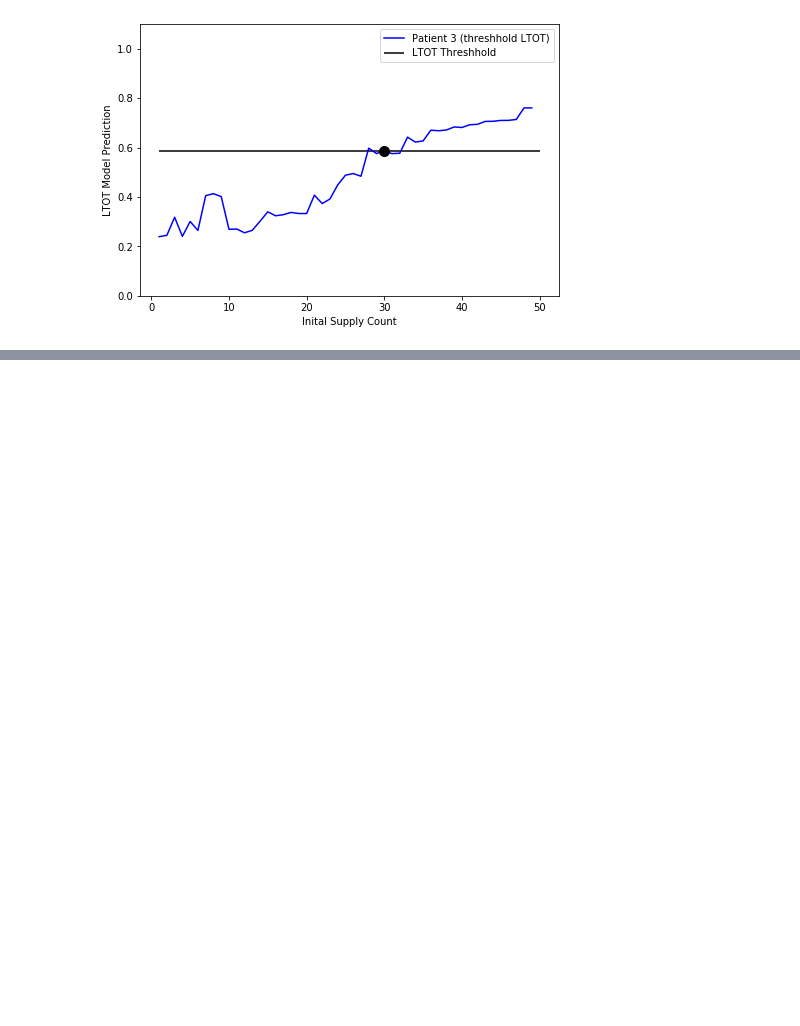
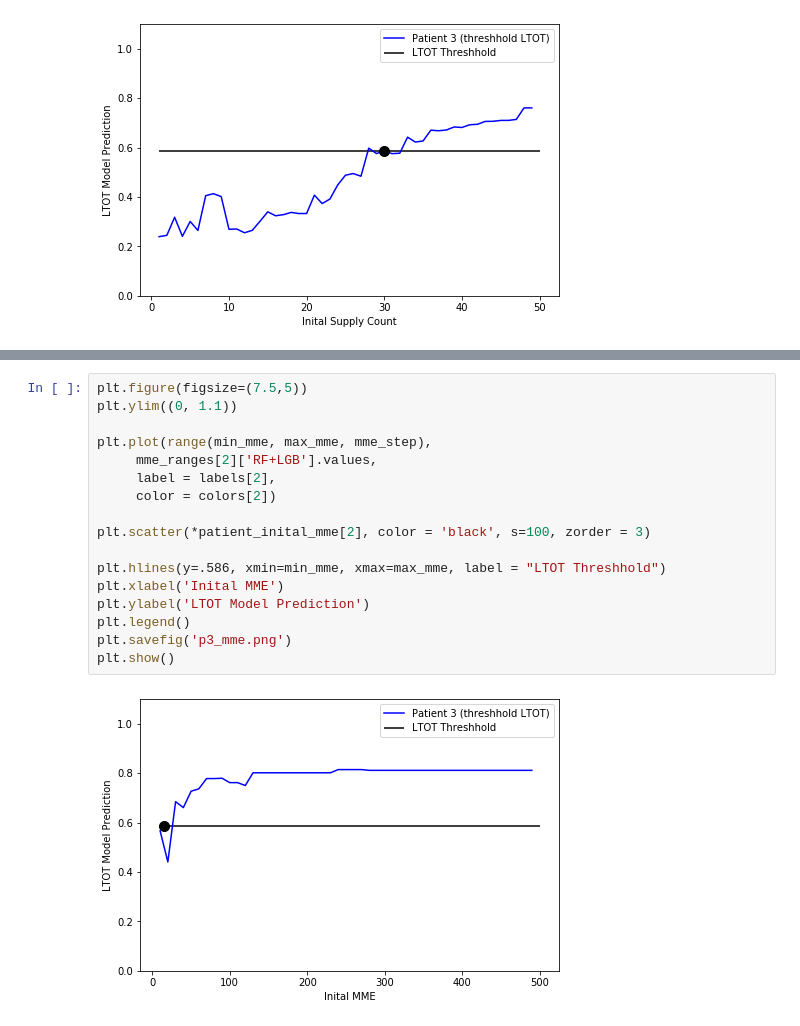
Before and after one commit to chenson2018/Humana-Mays-Competition, a Jupyter notebook: Final Model/Three Patients.ipynb, the cells around one changed output, grey strips where cells are left out. Drawn from its saved outputs; the diff is of its cells as text; blank space fills up the shorter version.

```diff
--- a/Final Model/Three Patients.ipynb
+++ b/Final Model/Three Patients.ipynb
@@ -308,0 +456,19 @@ plt.show()
+# %%
+plt.figure(figsize=(7.5,5))
+plt.ylim((0, 1.1))
+
+plt.plot(range(min_mme, max_mme, mme_step),
+     mme_ranges[2]['RF+LGB'].values,
+     label = labels[2],
+     color = colors[2])
+
+plt.scatter(*patient_inital_mme[2], color = 'black', s=100, zorder = 3)
+
+plt.hlines(y=.586, xmin=min_mme, xmax=max_mme, label = "LTOT Threshhold")
+plt.xlabel('Inital MME')
+plt.ylabel('LTOT Model Prediction')
+plt.legend()
+plt.savefig('p3_mme.png')
+plt.show()
+# %% [output]
+[figure, added]
```
Also changed, not shown: parts of 14 cells of this notebook, 4 other files.
